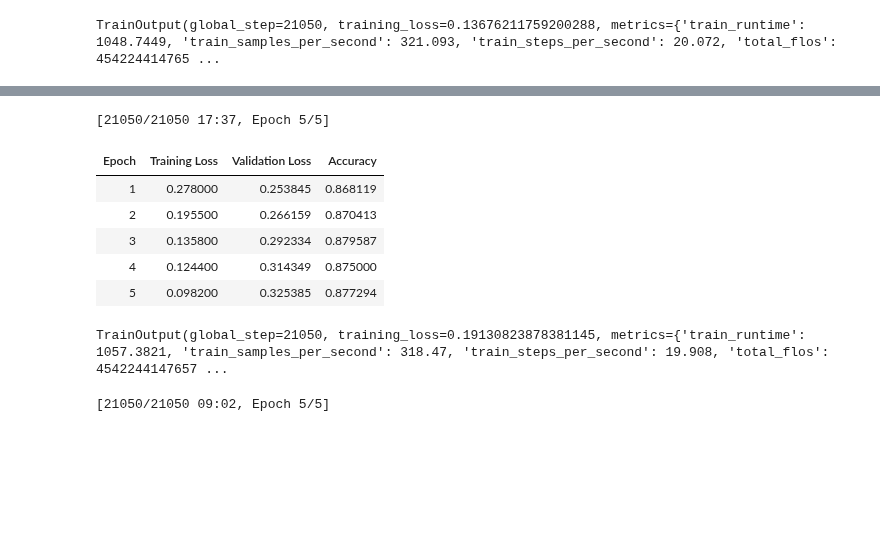
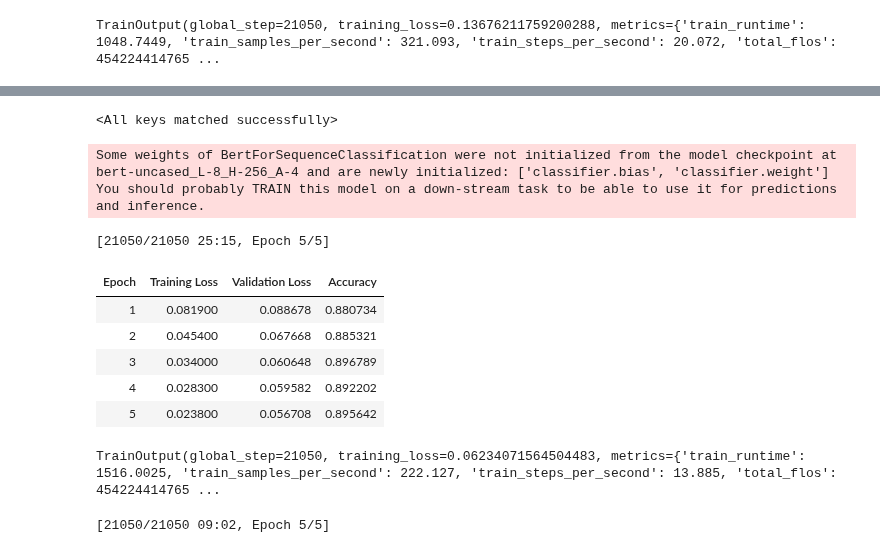
Before and after one commit to rayortigas/_2024-CS230-project, a Jupyter notebook: sst2_distillation.ipynb, the cells around one changed output, grey strips where cells are left out. Saved outputs shown, nothing was run; the diff lists cells and outputs as text; code cells hidden in the pictures; blank space fills up the shorter version.

Commit message:
When using MobileBERT as teacher, reach dev acc of 0.896789 after 5 epochs, which is best so far. Training curves are also well-behaved and not finished converging, so next see if more epochs help.

```diff
--- a/sst2_distillation.ipynb
+++ b/sst2_distillation.ipynb
@@ -280,14 +301,53 @@ TrainOutput(global_step=21050, training_loss=0.13676211759200288, metrics={'trai
+# %%
+teacher_model.load_state_dict(torch.load("sst2-base.pt", weights_only=True))
+# %% [output]
+<All keys matched successfully>
+# %%
+teacher_model = teacher_model.to("cuda")
+# %%
+del model
+model = create_model()
+# %% [output]
+Some weights of BertForSequenceClassification were not initialized from the model checkpoint at bert-uncased_L-8_H-256_A-4 and are newly initialized: ['classifier.bias', 'classifier.weight']
+You should probably TRAIN this model on a down-stream task to be able to use it for predictions and inference.
+# %%
+distillation_training_args = PretrainedDistillationTrainingArguments(
+    output_dir=f"tmp/sst2-distillation",
+    learning_rate=2e-5,
+    warmup_ratio=0.1,
+    per_device_train_batch_size=16,
+    per_device_eval_batch_size=16,
+    num_train_epochs=5,
+    weight_decay=0.01,
+    eval_strategy="epoch",
+    save_strategy="epoch",
+    load_best_model_at_end=True,
+    metric_for_best_model="eval_accuracy",
+    push_to_hub=False,
+    temperature=2.0,
+)
+# %%
+distillation_trainer = PretrainedDistillationTrainer(
+    model=model,
+    teacher_model=teacher_model,
+    args=distillation_training_args,
+    train_dataset=tokenized_sst2["train"],
+    eval_dataset=tokenized_sst2["validation"],
+    tokenizer=tokenizer,
+    data_collator=data_collator,
+    compute_metrics=compute_metrics,
+)
 # %%
-trainer.train()
+distillation_trainer.train()
 # %% [output]
-[21050/21050 17:37, Epoch 5/5]
+[21050/21050 25:15, Epoch 5/5]
 | Epoch | Training Loss | Validation Loss | Accuracy |
-| 1 | 0.278000 | 0.253845 | 0.868119 |
-| 2 | 0.195500 | 0.266159 | 0.870413 |
-| 3 | 0.135800 | 0.292334 | 0.879587 |
-| 4 | 0.124400 | 0.314349 | 0.875000 |
-| 5 | 0.098200 | 0.325385 | 0.877294 |
+| 1 | 0.081900 | 0.088678 | 0.880734 |
+| 2 | 0.045400 | 0.067668 | 0.885321 |
+| 3 | 0.034000 | 0.060648 | 0.896789 |
+| 4 | 0.028300 | 0.059582 | 0.892202 |
+| 5 | 0.023800 | 0.056708 | 0.895642 |
-TrainOutput(global_step=21050, training_loss=0.19130823878381145, metrics={'train_runtime': 1057.3821, 'train_samples_per_second': 318.47, 'train_steps_per_second': 19.908, 'total_flos': 4542244147657 ...
+TrainOutput(global_step=21050, training_loss=0.06234071564504483, metrics={'train_runtime': 1516.0025, 'train_samples_per_second': 222.127, 'train_steps_per_second': 13.885, 'total_flos': 454224414765 ...
 # %%
 training_args = TrainingArguments(
     output_dir=f"tmp/sst2-compact",
```
Also changed, not shown: parts of 10 cells of this notebook.
